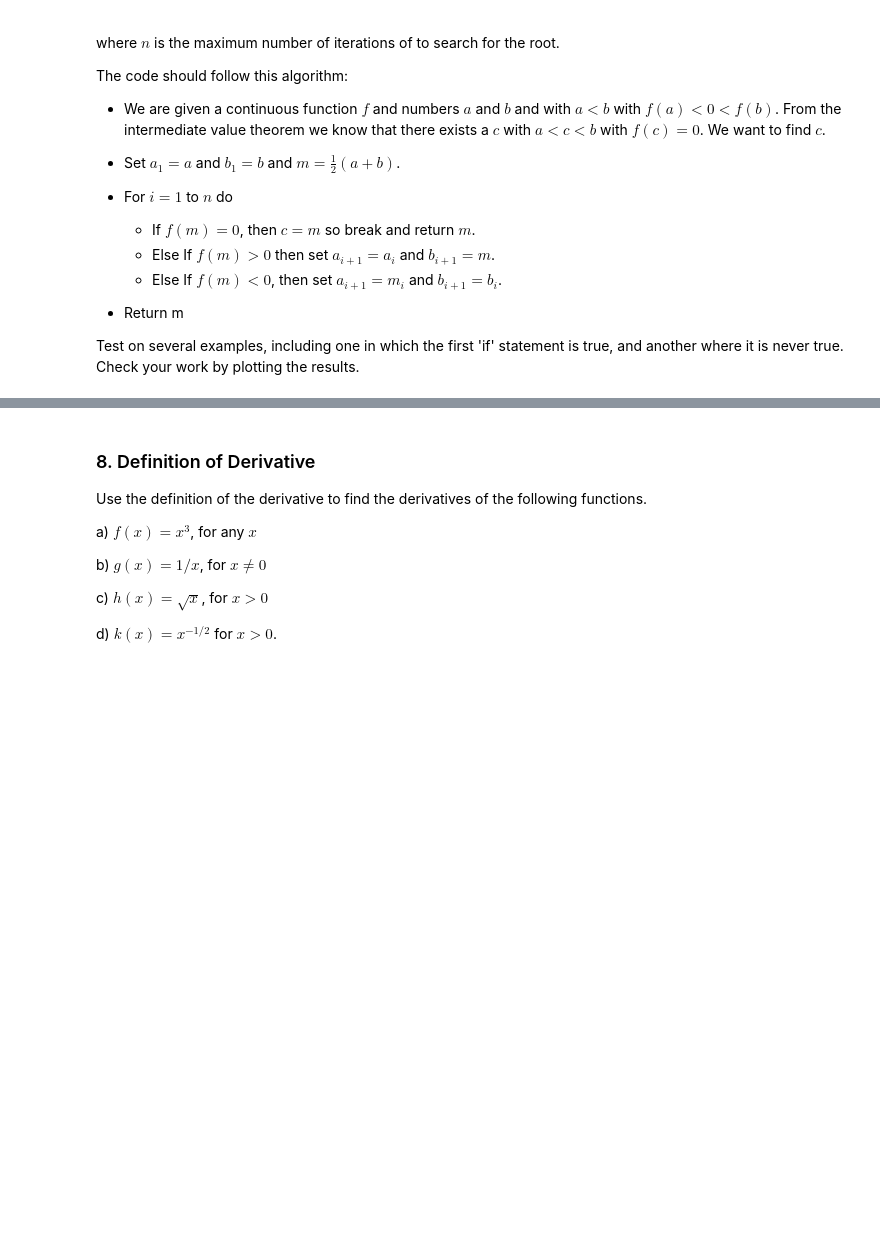
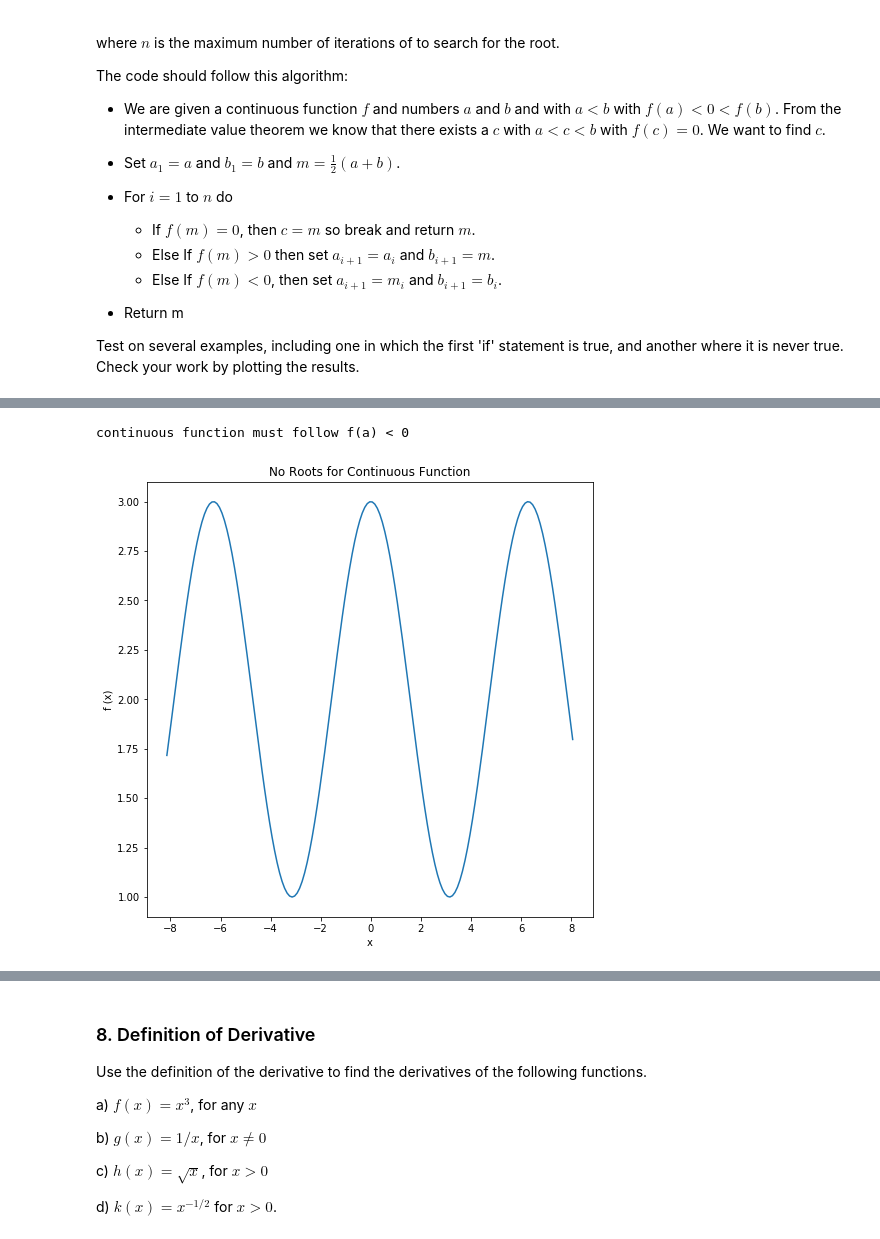
Before and after one commit to kegedy/EE502P, a Jupyter notebook: hw/kevin/HW03.ipynb, the cells around one changed output, grey strips where cells are left out. Cells and saved outputs as stored; diff of their text form; code cells hidden in the pictures; blank space fills up the shorter version.

```diff
--- a/hw/kevin/HW03.ipynb
+++ b/hw/kevin/HW03.ipynb
@@ -304,0 +373,18 @@ Exception: continuous function must follow f(a) < 0 < f(b)
+# %%
+# Define parameters
+f = lambda x: np.cos(x)+2
+a = -np.pi
+b = np.pi
+n = 10
+r = None
+
+try:
+    r = find_root(f,a,b,n)
+
+except Exception as error:
+    print(error)
+
+plot_roots(a,b,f,r)
+# %% [output]
+continuous function must follow f(a) < 0
+[figure, added]
```
Also changed, not shown: parts of 47 cells of this notebook.
